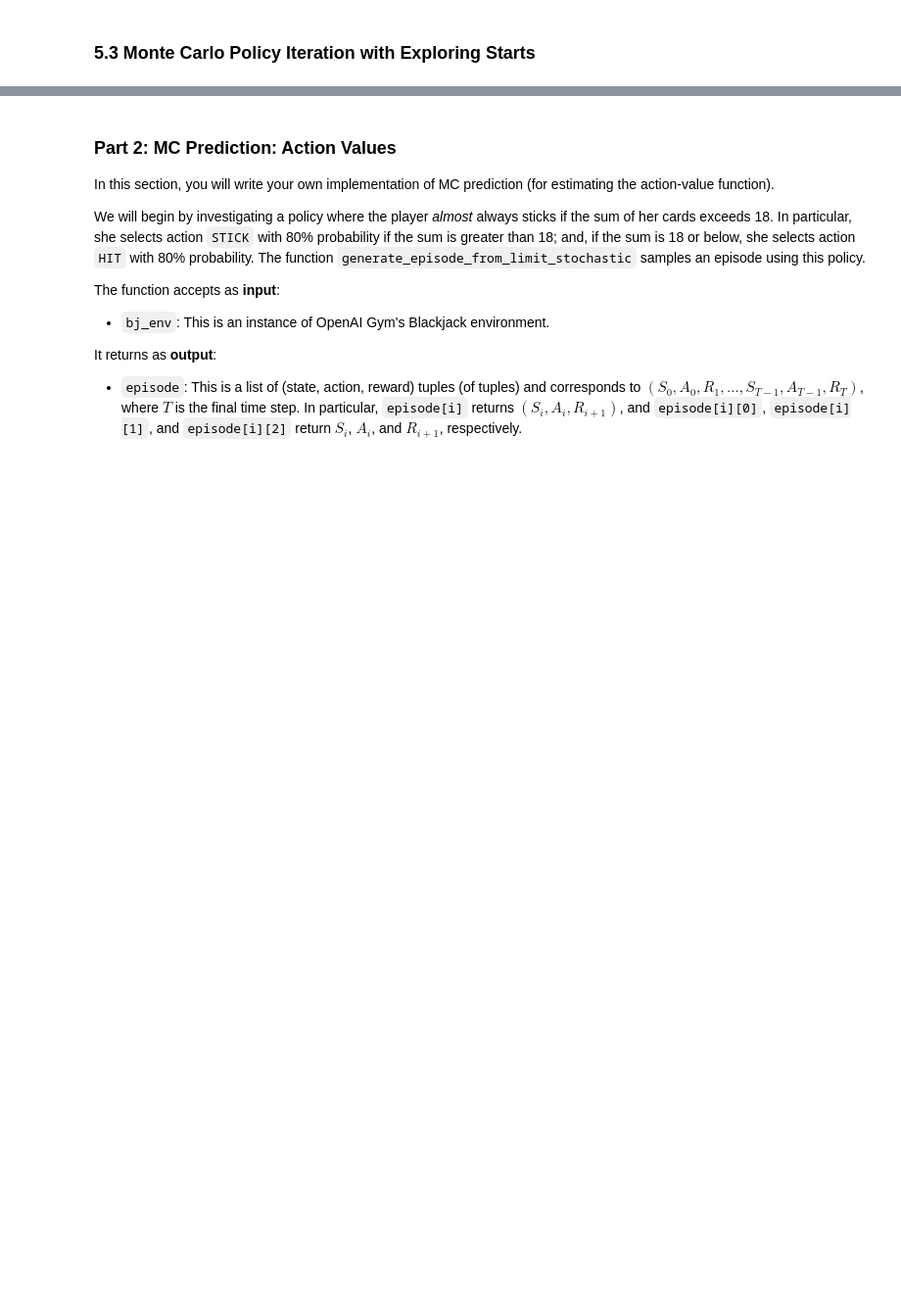
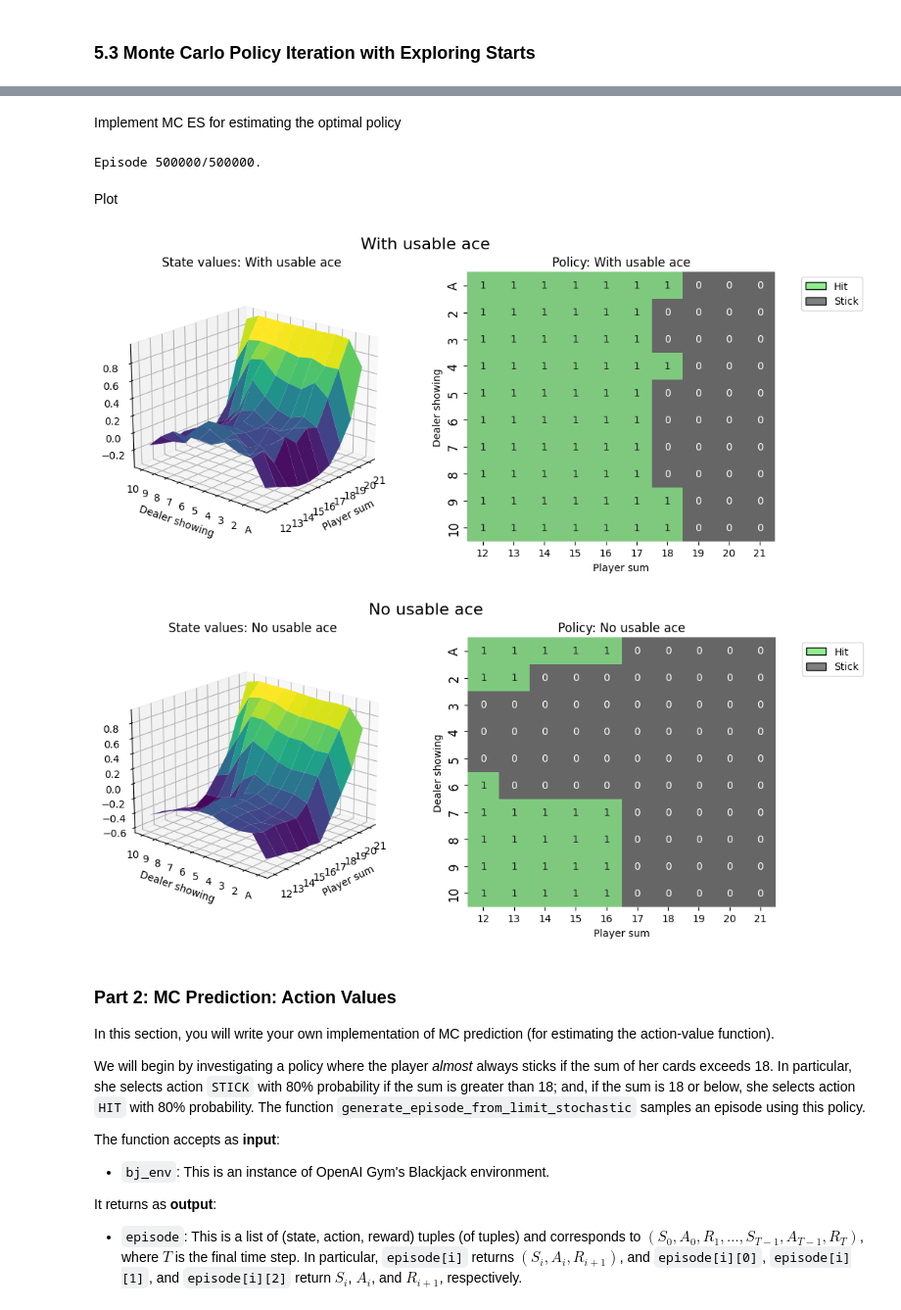
Before and after one commit to NathanZorndorf/reinforcement-learning-barto-sutton, a Jupyter notebook: chapter-4/Monte_Carlo.ipynb, the cells around one changed output, grey strips where cells are left out. Shown at 98% size. Cells and saved outputs as stored; diff of their text form; code cells hidden in the pictures; blank space fills up the shorter version.

```diff
--- a/chapter-4/Monte_Carlo.ipynb
+++ b/chapter-4/Monte_Carlo.ipynb
@@ -289,12 +309,15 @@ generate_episode_exploring_starts(env, q_values)
+# %% [markdown]
+Implement MC ES for estimating the optimal policy
 # %%
-# def monte_carlo_es(env):
-num_episodes = 1000
+num_episodes = 500000
 gamma = 1.0
 
 # initialize policy, state-action value dictionary, and returns dictionary
 policy = create_policy(env) # initialize policy
-Q = defaultdict()
-returns = defaultdict()
+q_values = defaultdict(lambda: np.zeros(env.action_space.n)) # create and initialize q table
+returns_sum = defaultdict(lambda: np.zeros(env.action_space.n)) # create and initialize returns object
+returns_counts = defaultdict(lambda: np.zeros(env.action_space.n)) # create and initialize returns object
+
 
 # loop over episodes
 for i_episode in range(1, num_episodes+1):
@@ -313,22 +336,34 @@ for i_episode in range(1, num_episodes+1):
     for t, (state, action, reward) in enumerate(reversed(episode)):
         t = len(episode) - t
         G = G*gamma + reward
-        # Check if the state is visited for the first time in the episode
-        if (state, action) not in episode[:t]:
-            # if this is the first time we've seen this state, initialize sum and count
-            if state not in returns_sum:
-                returns_sum[state] = 0
-                returns_counts[state] = 0
+        # Check if the state-action pair is visited for the first time in the episode
+        if (state, action) not in [(tup[0], tup[1]) for tup in episode[:t-1]]:
             # add the return and increment the count (for the purposes of taking the mean later)
-            returns_sum[state] += G
-            returns_counts[state] += 1
+            returns_sum[state][action] += G
+            returns_counts[state][action] += 1
 
-#  take the average of the returns for each state and assign to value function object
-for state in returns_sum:
-    V[state] = returns_sum[state] / returns_counts[state]
+            # take the average of the returns for each state-action pair and assign to q table
+            q_values[state][action] = returns_sum[state][action] / returns_counts[state][action]
 
-
-return V
+            # update policy
+            policy[state] = np.argmax(q_values[state])
+# %% [output]
+Episode 500000/500000.
+# %% [markdown]
+Plot
+# %%
+# state values & policy with usable ace (ace counts as 11)
+value_grid, policy_grid = create_grids(q_values, usable_ace=True)
+fig1 = create_plots(value_grid, policy_grid, title="With usable ace")
+plt.show()
+
+# state values & policy with usable ace (ace counts as 11)
+value_grid, policy_grid = create_grids(q_values, usable_ace=False)
+fig1 = create_plots(value_grid, policy_grid, title="No usable ace")
+plt.show()
+# %% [output]
+[figure, added]
+[figure, added]
 # %% [markdown]
 ### Part 2: MC Prediction: Action Values
 
```
Also changed, not shown: parts of 9 cells of this notebook, 2 other files.
